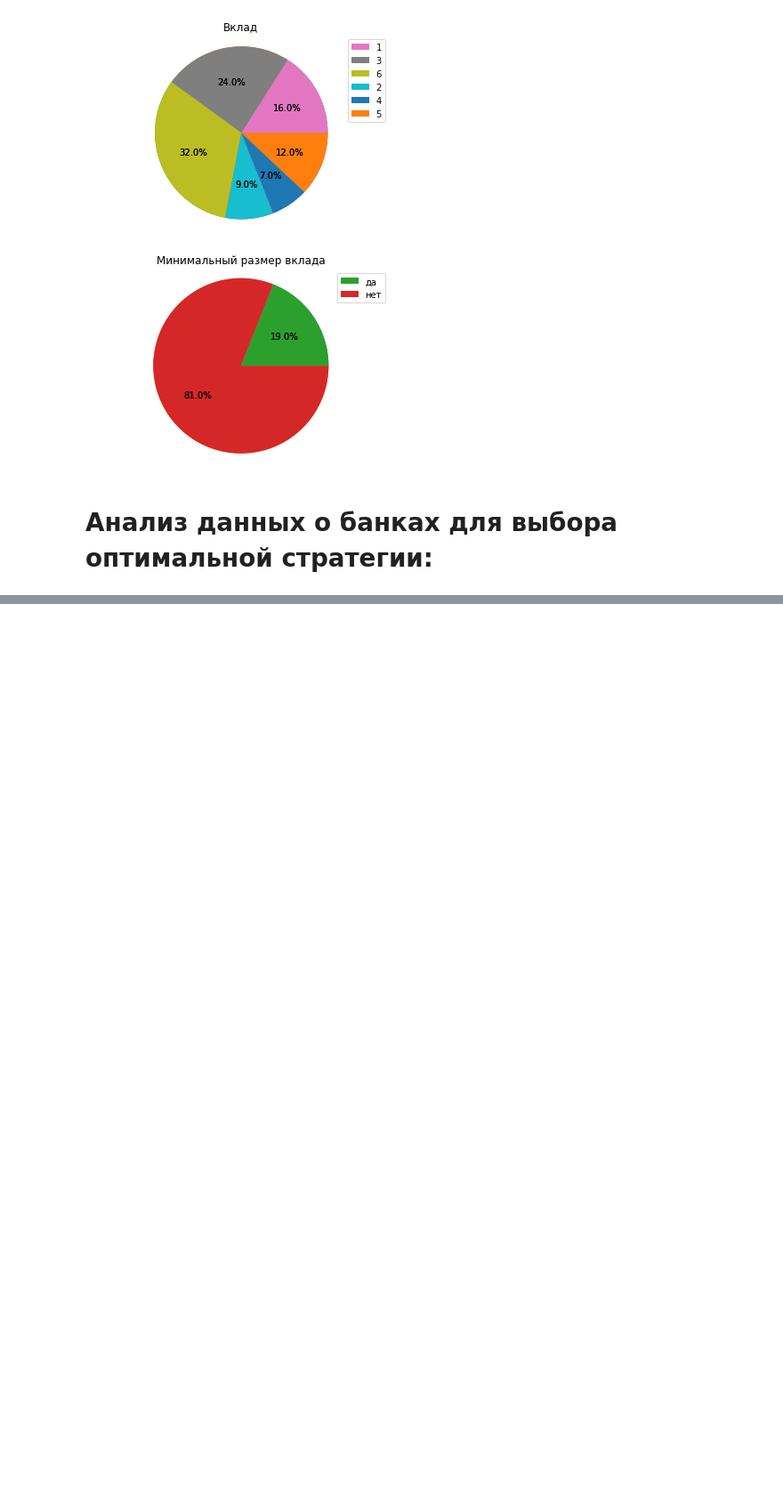
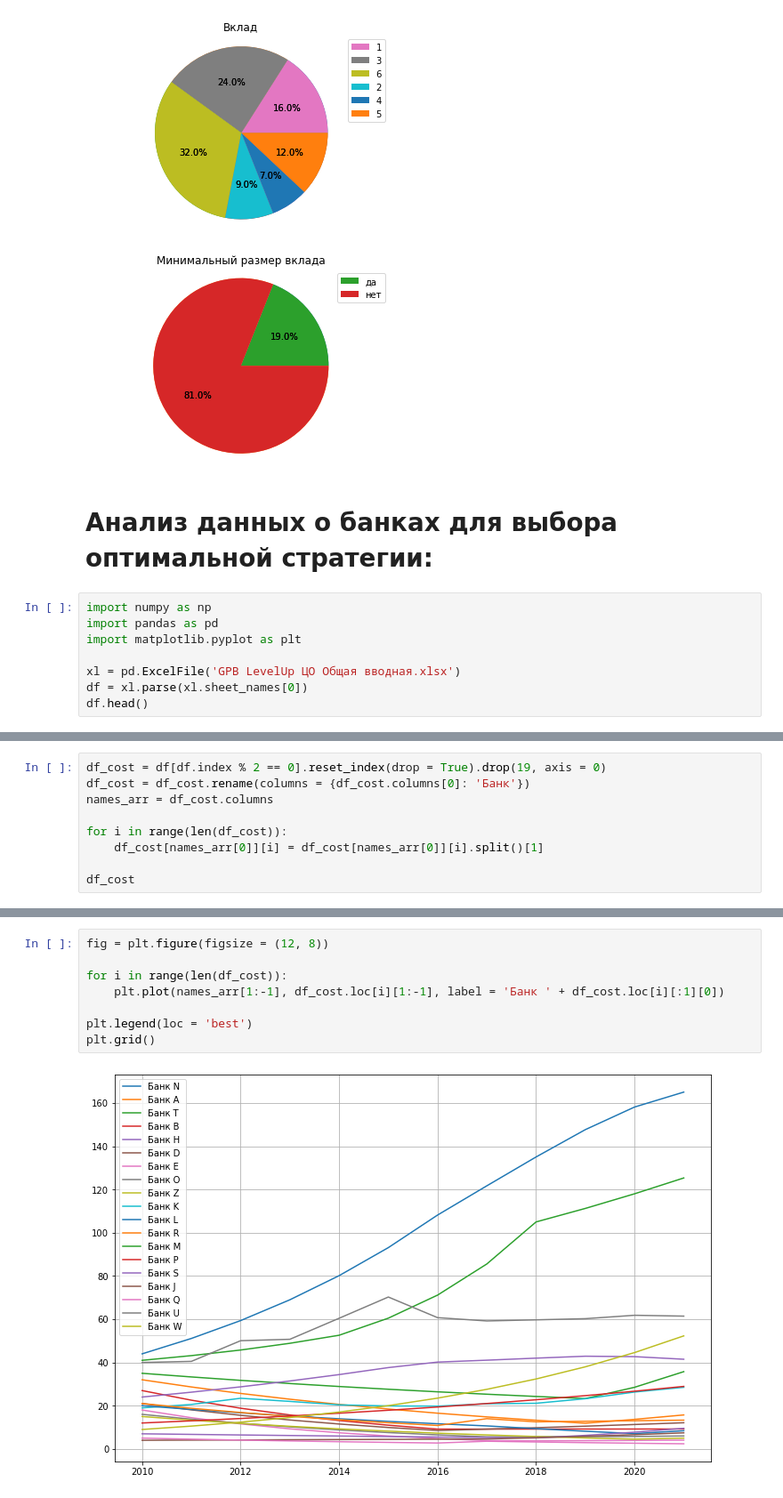
Before and after one commit to belpablo/smth_for_fun, a Jupyter notebook: GPB/GPB_TEST.ipynb, the cells around one changed output, grey strips where cells are left out. Shown at 89% size. Saved outputs shown, nothing was run; the diff lists cells and outputs as text; blank space fills up the shorter version.

```diff
--- a/GPB/GPB_TEST.ipynb
+++ b/GPB/GPB_TEST.ipynb
@@ -161,3 +161,11 @@ for i in sample_arr:
 [figure]
 # %% [markdown]
 # Анализ данных о банках для выбора оптимальной стратегии:
+# %%
+import numpy as np
+import pandas as pd
+import matplotlib.pyplot as plt
+
+xl = pd.ExcelFile('GPB LevelUp ЦО Общая вводная.xlsx')
+df = xl.parse(xl.sheet_names[0])
+df.head()
@@ -163,0 +179,9 @@ for i in sample_arr:
+# %%
+df_cost = df[df.index % 2 == 0].reset_index(drop = True).drop(19, axis = 0)
+df_cost = df_cost.rename(columns = {df_cost.columns[0]: 'Банк'})
+names_arr = df_cost.columns
+
+for i in range(len(df_cost)):
+    df_cost[names_arr[0]][i] = df_cost[names_arr[0]][i].split()[1]
+
+df_cost
@@ -163,0 +210,10 @@ for i in sample_arr:
+# %%
+fig = plt.figure(figsize = (12, 8))
+
+for i in range(len(df_cost)):
+    plt.plot(names_arr[1:-1], df_cost.loc[i][1:-1], label = 'Банк ' + df_cost.loc[i][:1][0])
+
+plt.legend(loc = 'best')
+plt.grid()
+# %% [output]
+[figure, added]
```
Also changed, not shown: parts of 4 cells of this notebook.
